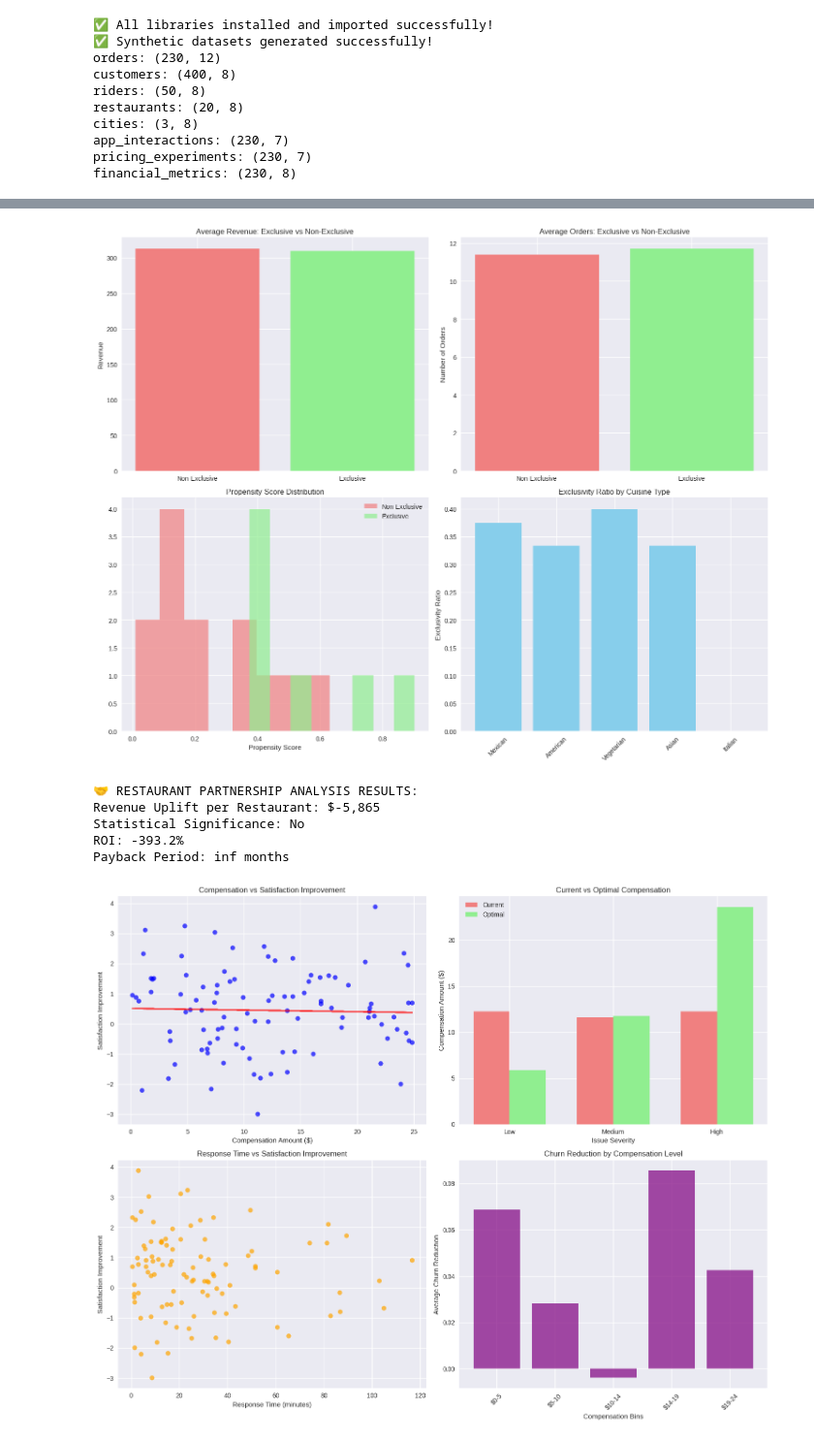
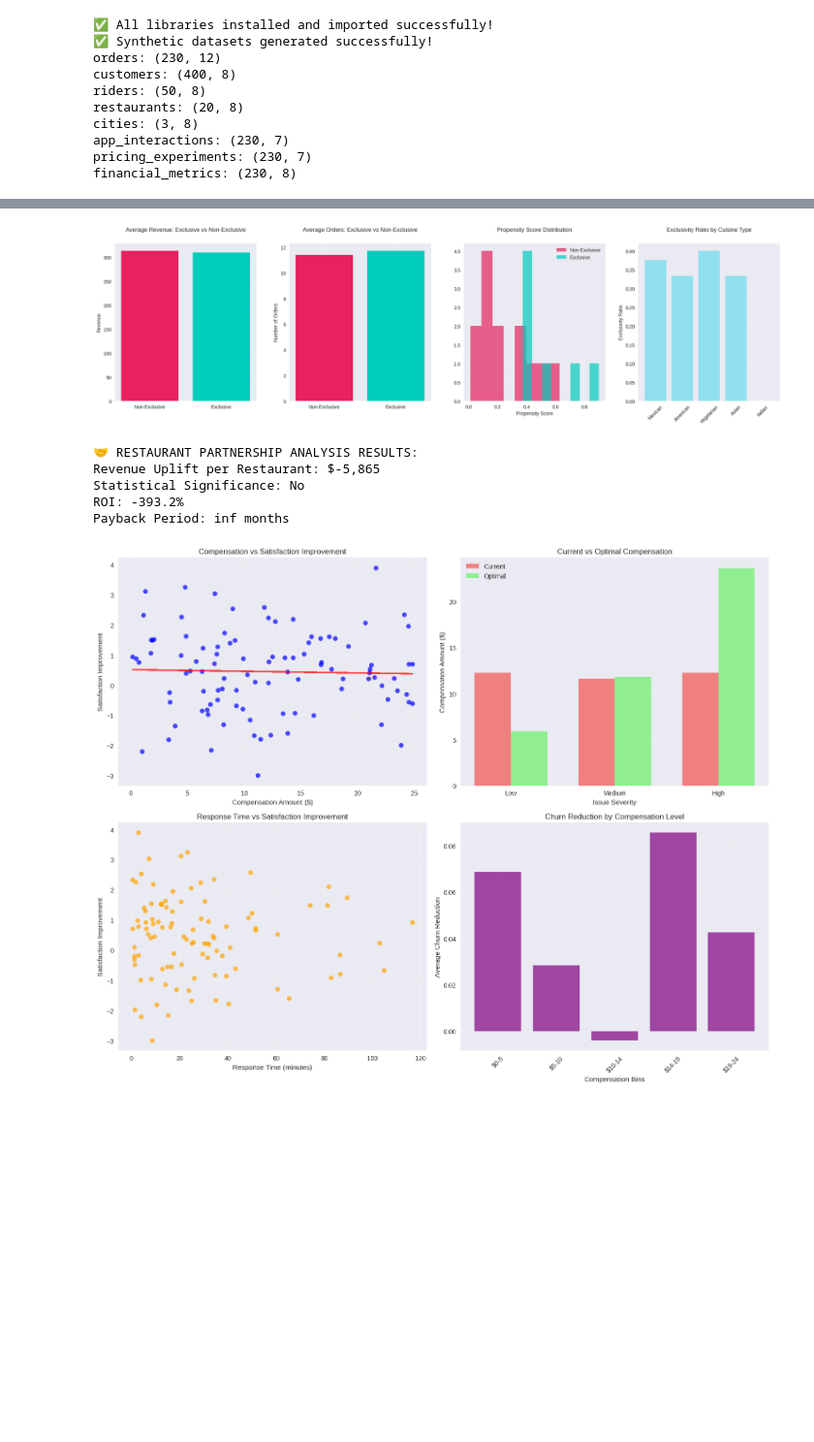
Before and after one commit to meronmkifle/data-science-portfolio, a Jupyter notebook: Deliveroo_Project.ipynb, the cells around one changed output, grey strips where cells are left out. Shown at 97% size. Cells and saved outputs as stored; diff of their text form; code cells hidden in the pictures; blank space fills up the shorter version.

```diff
--- a/Deliveroo_Project.ipynb
+++ b/Deliveroo_Project.ipynb
@@ -636,15 +844,25 @@ Optimal Incentive Mix: {'Flat Bonus': np.float64(2.078337502098293e-13), 'Perfor
 # %%
-
-
 # ============================================================================
 # CELL 6: Question 3 - Restaurant Partnership Impact Analysis
 # ============================================================================
+
+import pandas as pd
+import numpy as np
+import matplotlib.pyplot as plt
+import seaborn as sns
+from sklearn.linear_model import LogisticRegression
+from sklearn.neighbors import NearestNeighbors
+from scipy import stats # Added import statement
 
 def restaurant_partnership_analysis(analytics):
     """Analyze impact of exclusive restaurant deals using causal inference"""
 
     restaurants_df = analytics.datasets['restaurants'].copy()
     orders_df = analytics.datasets['orders_enhanced'].copy()
+
+    # Define Deliveroo-like color palette (example colors)
+    deliveroo_colors = ['#00CCBC', '#234560', '#F6A700', '#E7225E', '#90E0EF']
+    plt.style.use('seaborn-v0_8') # Re-apply base style
 
     # Performance comparison: Exclusive vs Non-exclusive
     restaurant_performance = orders_df.groupby(['restaurant_id', 'exclusive_deal']).agg({
@@ -724,7 +942,7 @@ def restaurant_partnership_analysis(analytics):
     def analyze_network_effects():
         # Calculate spillover effects on nearby restaurants
         exclusive_restaurants = restaurants_df[restaurants_df['exclusive_deal'] == 1]
-        non_exclusive_restaurants = restaurants_df[restaurants_df['exclusive_deal'] == 0]
+        non_exclusive_restaurants = restaurants_df[restaurants_df['exclusive_deal'] == 0] # Corrected typo here
 
         # Simulate distance-based network effects
         network_effects = {}
@@ -790,72 +1008,73 @@ def restaurant_partnership_analysis(analytics):
     partnership_roi = calculate_partnership_roi()
 
     # Visualization
-    fig, axes = plt.subplots(2, 2, figsize=(15, 12))
+    # Adjust figure size for A4 portrait-like dimensions (approx 8.27 x 11.69 inches)
+    fig, axes = plt.subplots(1, 4, figsize=(20, 6)) # Changed to 1 row, 4 columns, increased width and height slightly
 
     # Plot 1: Revenue comparison
     revenue_comparison = restaurant_performance.groupby('exclusive_deal')['total_revenue'].mean()
-    axes[0,0].bar(['Non-Exclusive', 'Exclusive'],
+    axes[0].bar(['Non-Exclusive', 'Exclusive'],
                   [revenue_comparison[0], revenue_comparison[1]],
-                  color=['lightcoral', 'lightgreen'])
-    axes[0,0].set_title('Average Revenue: Exclusive vs Non-Exclusive')
-    axes[0,0].set_ylabel('Revenue')
+                  color=[deliveroo_colors[3], deliveroo_colors[0]]) # Applied colors
+    axes[0].set_title('Average Revenue: Exclusive vs Non-Exclusive', fontsize=12, pad=25) # Reduced font size, increased pad
+    axes[0].set_ylabel('Revenue', fontsize=10) # Reduced font size
 
     # Plot 2: Order volume comparison
     order_comparison = restaurant_performance.groupby('exclusive_deal')['total_orders'].mean()
-    axes[0,1].bar(['Non-Exclusive', 'Exclusive'],
+    axes[1].bar(['Non-Exclusive', 'Exclusive'],
                   [order_comparison[0], order_comparison[1]],
-                  color=['lightcoral', 'lightgreen'])
-    axes[0,1].set_title('Average Orders: Exclusive vs Non-Exclusive')
-    axes[0,1].set_ylabel('Number of Orders')
+                  color=[deliveroo_colors[3], deliveroo_colors[0]]) # Applied colors
+    axes[1].set_title('Average Orders: Exclusive vs Non-Exclusive', fontsize=12, pad=25) # Reduced font size, increased pad
+    axes[1].set_ylabel('Number of Orders', fontsize=10) # Reduced font size
 
     # Plot 3: Propensity score distribution
     exclusive_ps = propensity_scores[restaurants_df['exclusive_deal'] == 1]
     non_exclusive_ps = propensity_scores[restaurants_df['exclusive_deal'] == 0]
 
-    axes[1,0].hist(non_exclusive_ps, alpha=0.7, label='Non-Exclusive', bins=8, color='lightcoral')
-    axes[1,0].hist(exclusive_ps, alpha=0.7, label='Exclusive', bins=8, color='lightgreen')
-    axes[1,0].set_title('Propensity Score Distribution')
-    axes[1,0].set_xlabel('Propensity Score')
-    axes[1,0].legend()
+    axes[2].hist(non_exclusive_ps, alpha=0.7, label='Non-Exclusive', bins=8, color=deliveroo_colors[3]) # Applied color
+    axes[2].hist(exclusive_ps, alpha=0.7, label='Exclusive', bins=8, color=deliveroo_colors[0]) # Applied color
+    axes[2].set_title('Propensity Score Distribution', fontsize=12, pad=25) # Reduced font size, increased pad
+    axes[2].set_xlabel('Propensity Score', fontsize=10) # Reduced font size
+    axes[2].legend(fontsize=10) # Reduced font size
 
     # Plot 4: Network effects by cuisine
     cuisines = list(network_effects.keys())
     exclusivity_ratios = [network_effects[c]['exclusivity_ratio'] for c in cuisines]
 
-    axes[1,1].bar(cuisines, exclusivity_ratios, color='skyblue')
-    axes[1,1].set_title('Exclusivity Ratio by Cuisine Type')
-    axes[1,1].set_ylabel('Exclusivity Ratio')
-    axes[1,1].tick_params(axis='x', rotation=45)
+    axes[3].bar(cuisines, exclusivity_ratios, color=deliveroo_colors[4]) # Applied color
+    axes[3].set_title('Exclusivity Ratio by Cuisine Type', fontsize=12, pad=25) # Reduced font size, increased pad
+    axes[3].set_ylabel('Exclusivity Ratio', fontsize=10) # Reduced font size
+    axes[3].tick_params(axis='x', rotation=45, labelsize=10) # Reduced font size
 
-    plt.tight_layout()
+    plt.tight_layout(w_pad=2.5, h_pad=2.5) # Increased spacing for single row
     plt.show()
 
     # Store results
     analytics.results['restaurant_partnerships'] = {
         'treatment_effect': treatment_effect,
         'network_effects': network_effects,
         'loyalty_metrics': loyalty_metrics,
         'roi_analysis': partnership_roi,
         'business_impact': {
             'revenue_uplift': f"${treatment_effect['average_treatment_effect']:,.0f}",
             'statistical_significance': 'Yes' if treatment_effect['significant'] else 'No',
             'roi_percentage': f"{partnership_roi['roi_percentage']:.1f}%",
             'payback_months': f"{partnership_roi['payback_months']:.1f}"
         }
     }
 
     print("🤝 RESTAURANT PARTNERSHIP ANALYSIS RESULTS:")
     print(f"Revenue Uplift per Restaurant: {analytics.results['restaurant_partnerships']['business_impact']['revenue_uplift']}")
     print(f"Statistical Significance: {analytics.results['restaurant_partnerships']['business_impact']['statistical_significance']}")
     print(f"ROI: {analytics.results['restaurant_partnerships']['business_impact']['roi_percentage']}")
-    print(f"Payback Period: {analytics.results['restaurant_partnerships']['business_impact']['payback_months']} months")
+    print(f"Payback Period: {partnership_roi['payback_months']:.1f} months")
 
     return analytics.results['restaurant_partnerships']
 
 # Execute Restaurant Partnership Analysis
 restaurant_results = restaurant_partnership_analysis(analytics)
 # %% [output]
-[figure, old version]
+[figure, new version]
 🤝 RESTAURANT PARTNERSHIP ANALYSIS RESULTS:
 Revenue Uplift per Restaurant: $-5,865
 Statistical Significance: No
```
Also changed, not shown: parts of 12 cells of this notebook.
